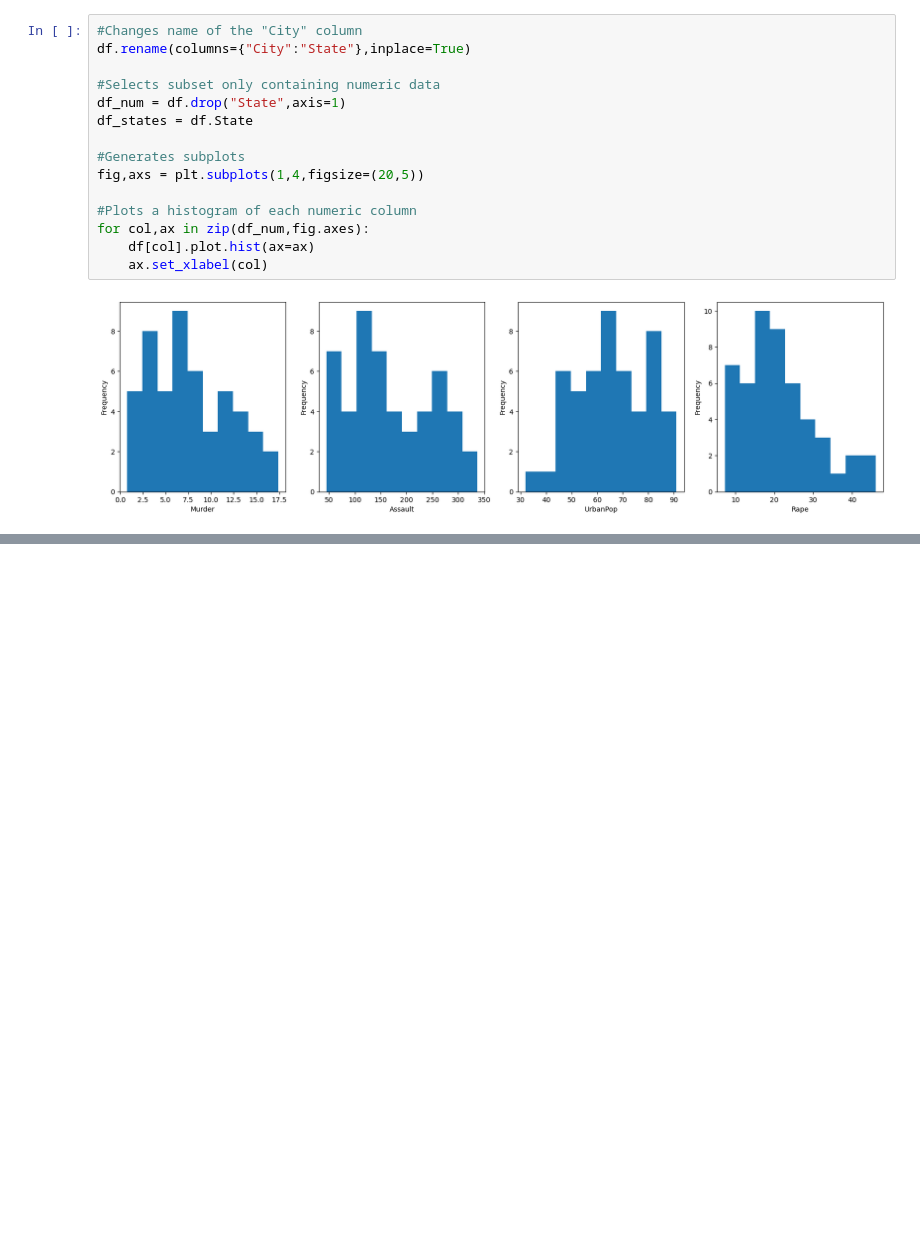
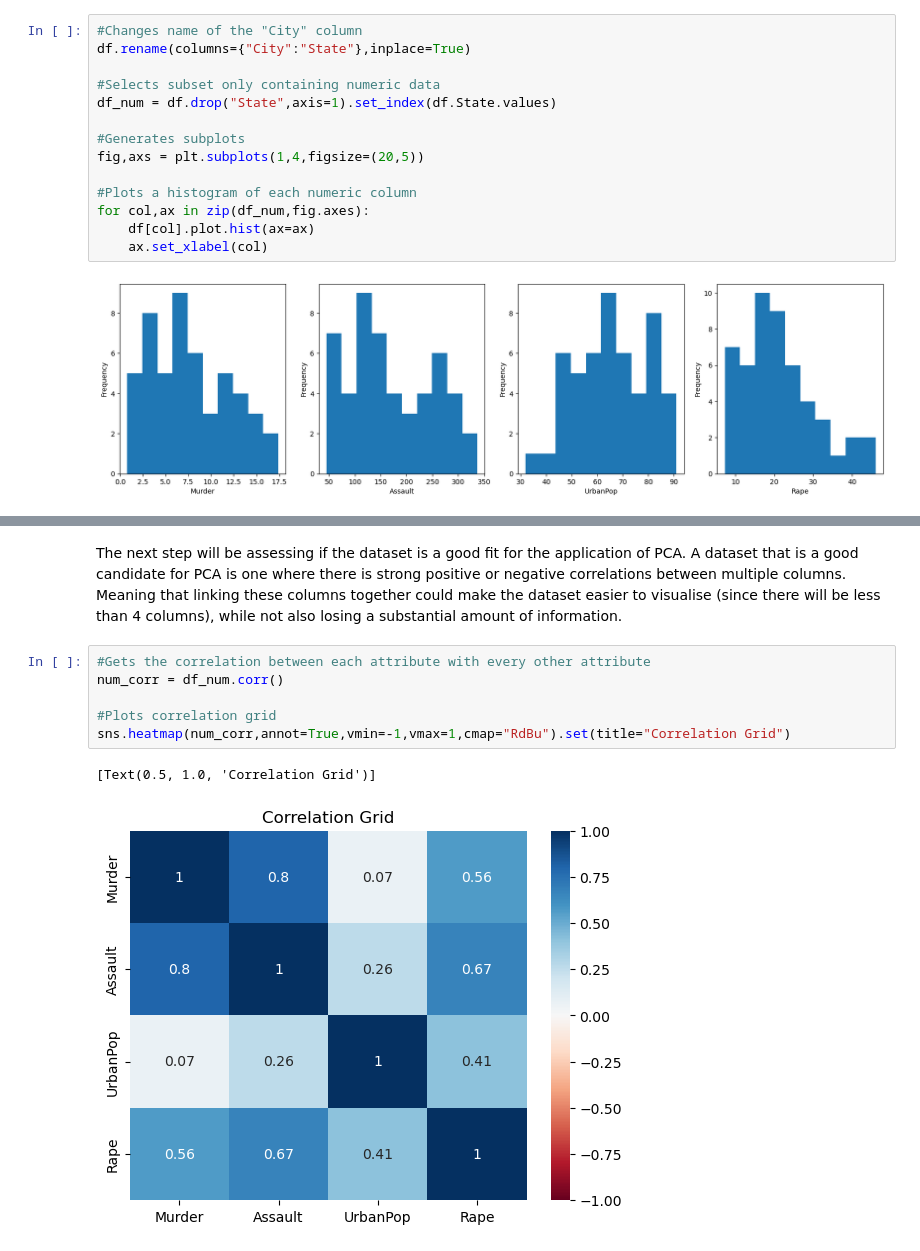
Before and after one commit to ConnerGrice/Hyperion-Capstone-Projects, a Jupyter notebook: 7-MLClustering/ClusteringArrests.ipynb, the cells around one changed output, grey strips where cells are left out. Saved outputs shown, nothing was run; the diff lists cells and outputs as text; blank space fills up the shorter version.

```diff
--- a/7-MLClustering/ClusteringArrests.ipynb
+++ b/7-MLClustering/ClusteringArrests.ipynb
@@ -57,8 +58,7 @@ This initial opening of the dataset tells us that there are no empty cells that
 df.rename(columns={"City":"State"},inplace=True)
 
 #Selects subset only containing numeric data
-df_num = df.drop("State",axis=1)
-df_states = df.State
+df_num = df.drop("State",axis=1).set_index(df.State.values)
 
 #Generates subplots
 fig,axs = plt.subplots(1,4,figsize=(20,5))
@@ -86,3 +86,15 @@ for col,ax in zip(df_num,fig.axes):
 - More rape occures in general than murders
 - More assults then rapes
 - There a rapid dropoff for rates above 25
+# %% [markdown]
+
+The next step will be assessing if the dataset is a good fit for the application of PCA. A dataset that is a good candidate for PCA is one where there is strong positive or negative correlations between multiple columns. Meaning that linking these columns together could make the dataset easier to visualise (since there will be less than 4 columns), while not also losing a substantial amount of information.
+# %%
+#Gets the correlation between each attribute with every other attribute
+num_corr = df_num.corr()
+
+#Plots correlation grid
+sns.heatmap(num_corr,annot=True,vmin=-1,vmax=1,cmap="RdBu").set(title="Correlation Grid")
+# %% [output]
+[Text(0.5, 1.0, 'Correlation Grid')]
+[figure, added]
```
Also changed, not shown: parts of 7 cells of this notebook.
